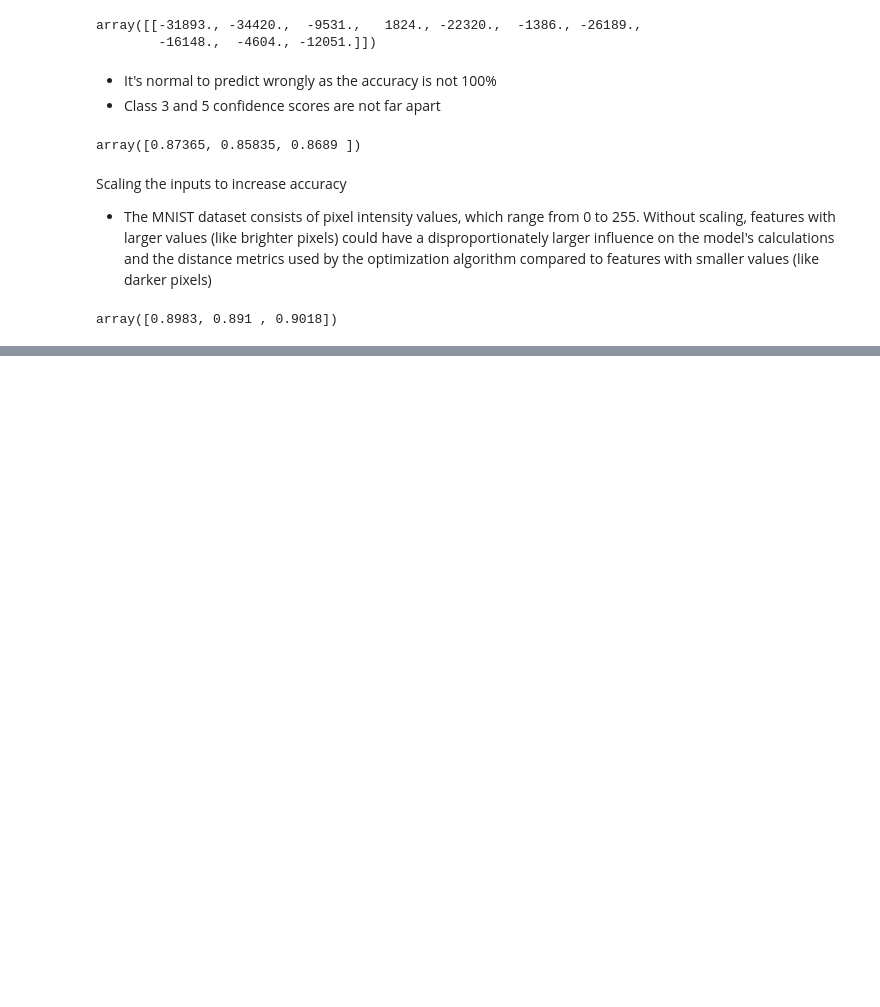
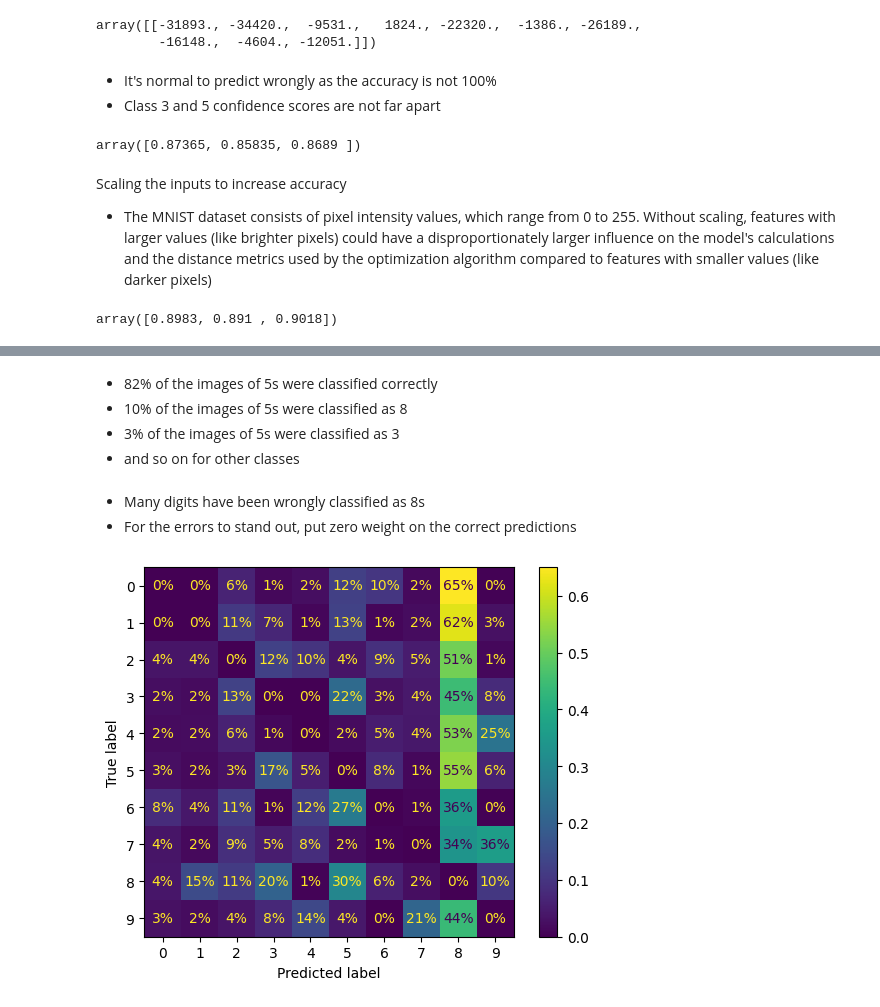
Before and after one commit to KANGWEII/hands_on_ml, a Jupyter notebook: Chapter03/classification.ipynb, the cells around one changed output, grey strips where cells are left out. Cells and saved outputs as stored; diff of their text form; code cells hidden in the pictures; blank space fills up the shorter version.

```diff
--- a/Chapter03/classification.ipynb
+++ b/Chapter03/classification.ipynb
@@ -498,0 +520,14 @@ array([0.8983, 0.891 , 0.9018])
+# %% [markdown]
+- 82% of the images of 5s were classified correctly
+- 10% of the images of 5s were classified as 8
+- 3% of the images of 5s were classified as 3
+- and so on for other classes
+# %% [markdown]
+- Many digits have been wrongly classified as 8s
+- For the errors to stand out, put zero weight on the correct predictions
+# %%
+sample_weight = (y_train_pred != y_train)
+ConfusionMatrixDisplay.from_predictions(y_train, y_train_pred, sample_weight=sample_weight, normalize="true", values_format=".0%")
+plt.show()
+# %% [output]
+[figure, added]
```
Also changed, not shown: parts of 16 cells of this notebook.
